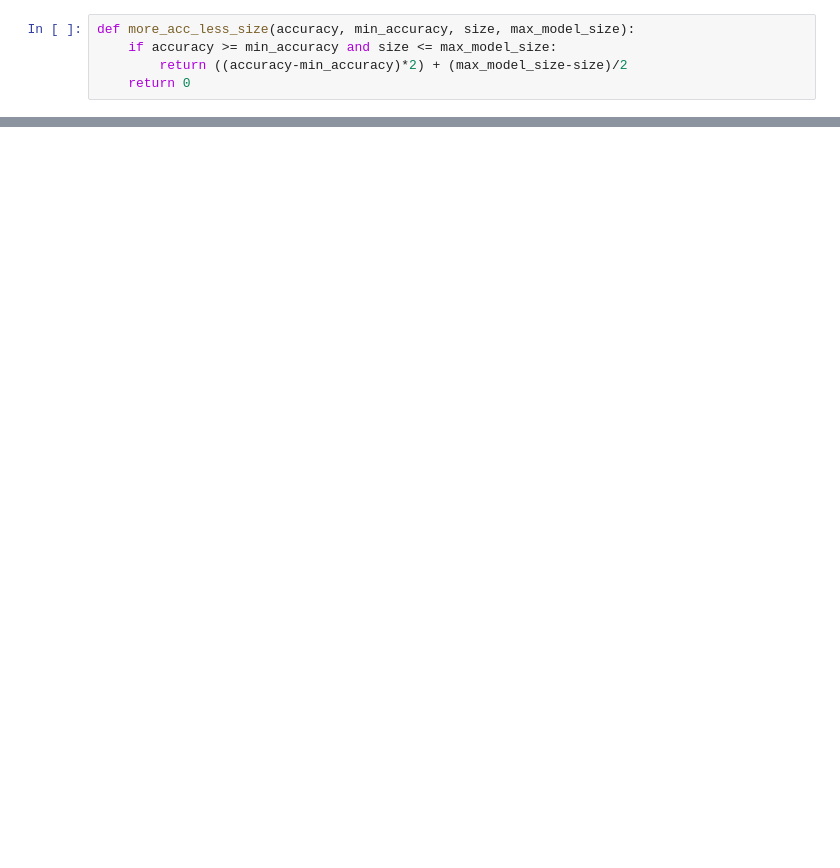
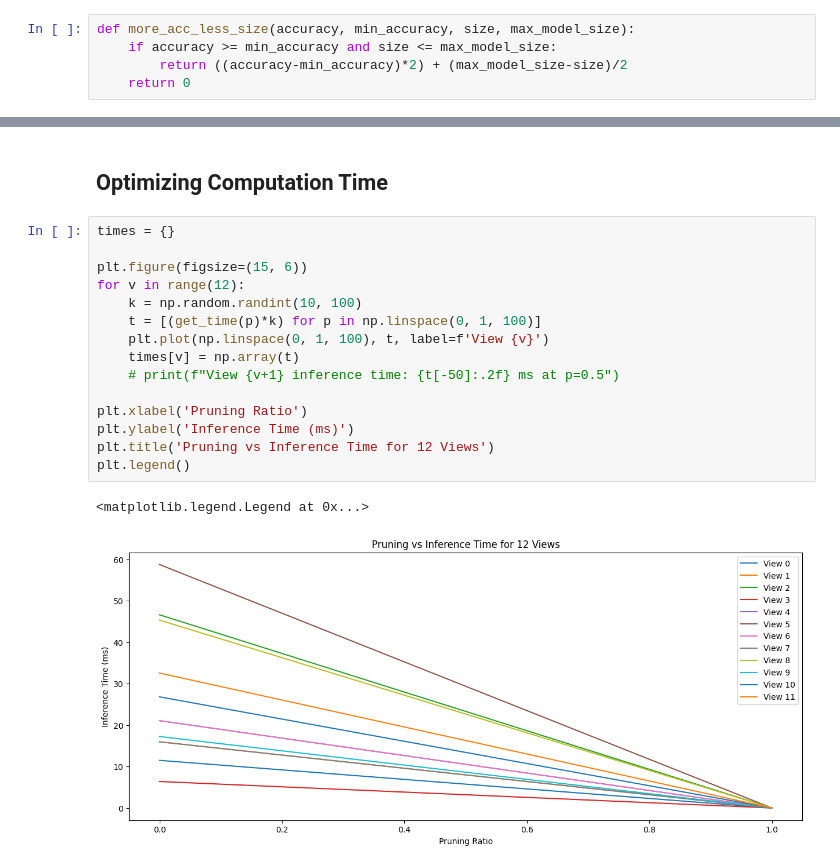
Before and after one commit to mahadevxo/DDNN-Working, a Jupyter notebook: src/pruning/taylor_series/optimization/optimization.ipynb, the cells around one changed output, grey strips where cells are left out. Cells and saved outputs as stored; diff of their text form; blank space fills up the shorter version.

```diff
--- a/src/pruning/taylor_series/optimization/optimization.ipynb
+++ b/src/pruning/taylor_series/optimization/optimization.ipynb
@@ -77,0 +883,20 @@ def get_final_reward(
+# %% [markdown]
+## Optimizing Computation Time
+# %%
+times = {}
+
+plt.figure(figsize=(15, 6))
+for v in range(12):
+    k = np.random.randint(10, 100)
+    t = [(get_time(p)*k) for p in np.linspace(0, 1, 100)]
+    plt.plot(np.linspace(0, 1, 100), t, label=f'View {v}')
+    times[v] = np.array(t)
+    # print(f"View {v+1} inference time: {t[-50]:.2f} ms at p=0.5")
+
+plt.xlabel('Pruning Ratio')
+plt.ylabel('Inference Time (ms)')
+plt.title('Pruning vs Inference Time for 12 Views')
+plt.legend()
+# %% [output]
+<matplotlib.legend.Legend at 0x...>
+[figure, added]
```
Also changed, not shown: parts of 57 cells of this notebook, 3 other files.
